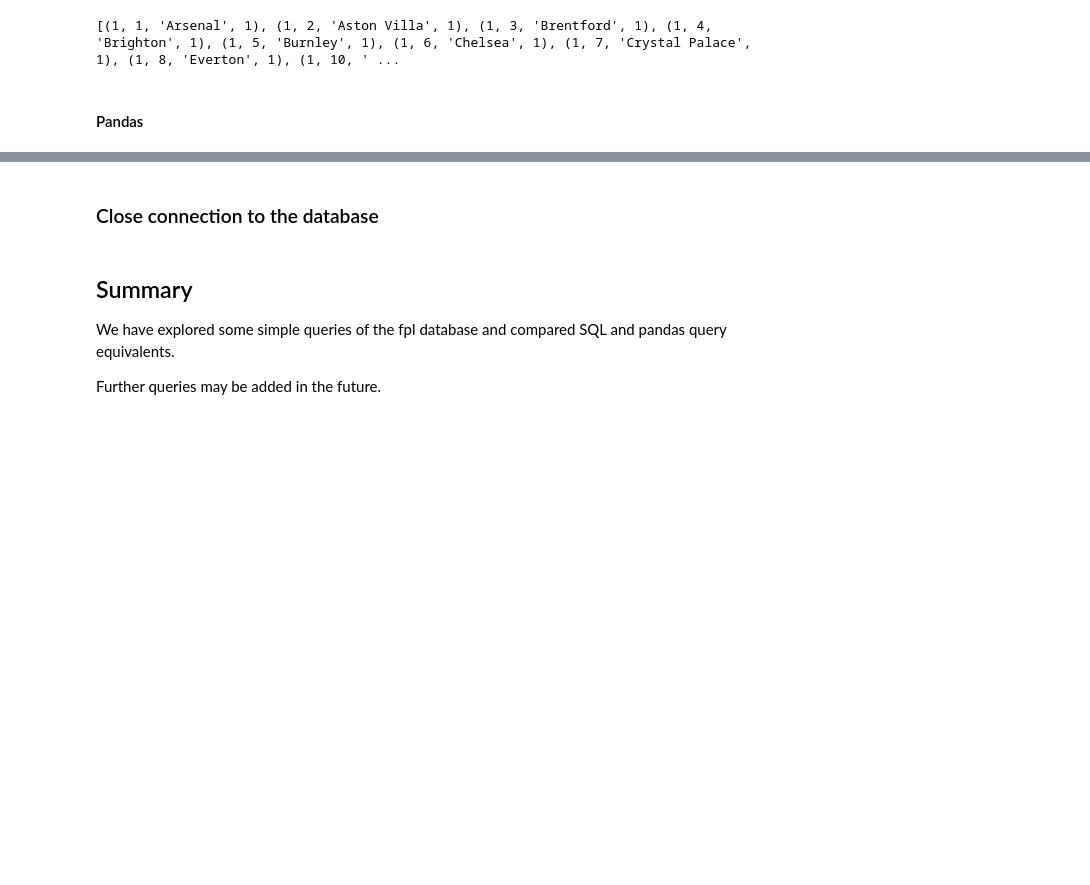
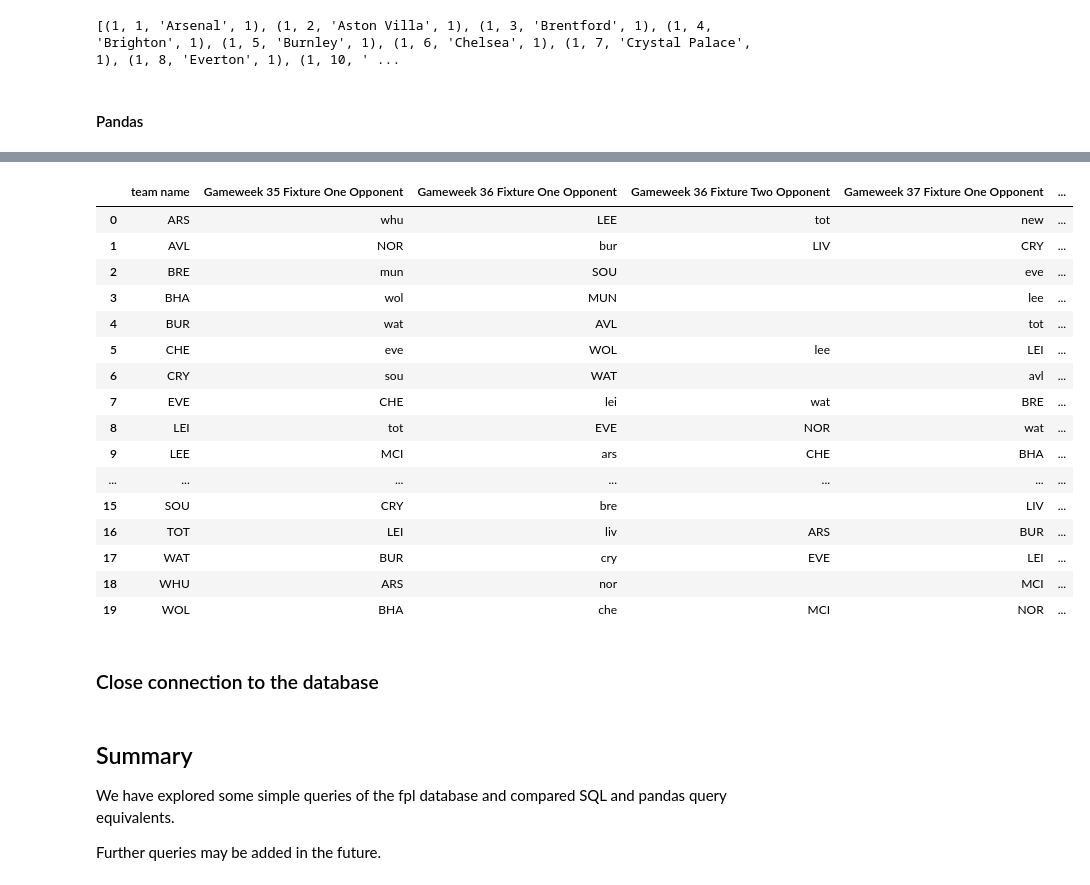
Before and after one commit to steffrees/fpl-etl, a Jupyter notebook: Storing Fantasy Premier League data in a database - part 2.ipynb, the cells around one changed output, grey strips where cells are left out. Saved outputs shown, nothing was run; the diff lists cells and outputs as text; code cells hidden in the pictures; blank space fills up the shorter version.

```diff
--- a/Storing Fantasy Premier League data in a database - part 2.ipynb
+++ b/Storing Fantasy Premier League data in a database - part 2.ipynb
@@ -464,0 +548,17 @@ ORDER BY
+# %%
+(fixtures[['gameweek_id', 'home_team_id', 'away_team_id']]
+ .append(fixtures.rename(columns={**dict(zip(['home_team_id'], ['away_team_id'])), **dict(zip(['away_team_id'], ['home_team_id']))}))
+ .sort_index(ignore_index=True)
+ .drop(columns=['away_team_id'])
+ .rename(columns={'home_team_id': 'team_id'})
+ .groupby(['gameweek_id', 'team_id']).size().to_frame('fixtures').reset_index()
+ .assign(team_name = lambda x: x.team_id.map(teams.set_index('team_id').team_name))
+ .astype({'gameweek_id': 'int8'})
+ .reindex(columns=['gameweek_id',
+                   'team_id',
+                   'team_name',
+                   'fixtures'
+                  ])
+ .query(f"gameweek_id >= {current_gameweek}")
+ .pivot_table(index=['team_id', 'team_name'], columns=['gameweek_id'], values='fixtures', fill_value=0)
+)
@@ -465,3 +726,33 @@ ORDER BY
+# %%
+# Colour home and away matches
+def colour(team):
+    if team.isupper():
+        colour = 'green'
+    elif team.islower():
+        colour = 'red'
+    else:
+        colour = 'white'
+    return 'background-color: %s' % colour
+# %%
+rem_fix.style.applymap(colour, subset=rem_fix.iloc[:, 1:7].columns)
+# %% [output]
+|  | team name | Gameweek 35 Fixture One Opponent | Gameweek 36 Fixture One Opponent | Gameweek 36 Fixture Two Opponent | Gameweek 37 Fixture One Opponent | ... |
+| 0 | ARS | whu | LEE | tot | new | ... |
+| 1 | AVL | NOR | bur | LIV | CRY | ... |
+| 2 | BRE | mun | SOU |  | eve | ... |
+| 3 | BHA | wol | MUN |  | lee | ... |
+| 4 | BUR | wat | AVL |  | tot | ... |
+| 5 | CHE | eve | WOL | lee | LEI | ... |
+| 6 | CRY | sou | WAT |  | avl | ... |
+| 7 | EVE | CHE | lei | wat | BRE | ... |
+| 8 | LEI | tot | EVE | NOR | wat | ... |
+| 9 | LEE | MCI | ars | CHE | BHA | ... |
+| ... | ... | ... | ... | ... | ... | ... |
+| 15 | SOU | CRY | bre |  | LIV | ... |
+| 16 | TOT | LEI | liv | ARS | BUR | ... |
+| 17 | WAT | BUR | cry | EVE | LEI | ... |
+| 18 | WHU | ARS | nor |  | MCI | ... |
+| 19 | WOL | BHA | che | MCI | NOR | ... |
 # %% [markdown]
 ### Close connection to the database
 # %%
```
Also changed, not shown: parts of 24 cells of this notebook, 1 other file.
